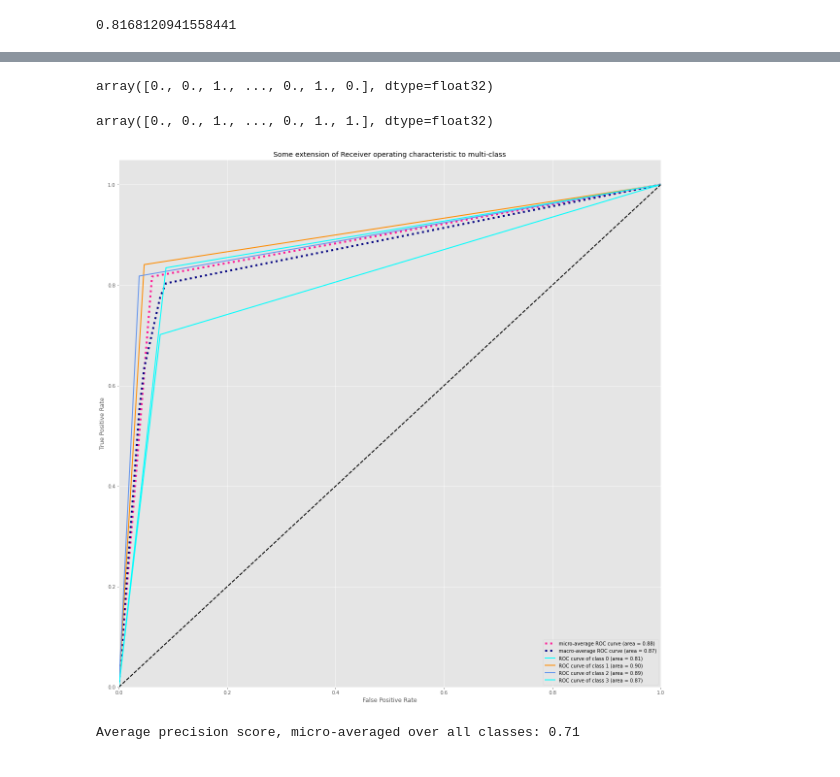
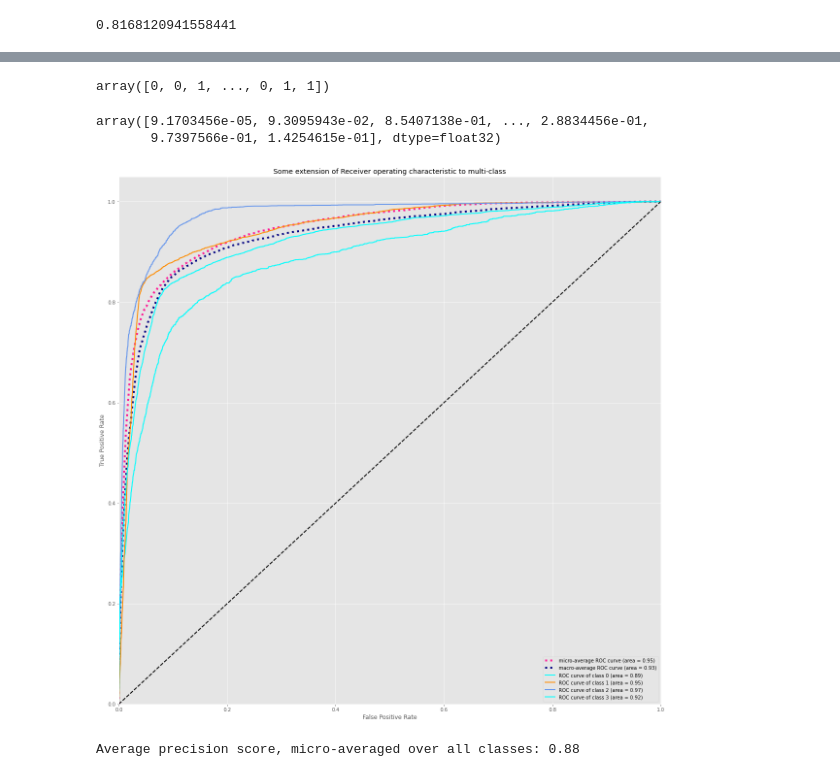
Before and after one commit to hudsonbat/Data-205, a Jupyter notebook: MCCrime_Trees.ipynb, the cells around one changed output, grey strips where cells are left out. Saved outputs shown, nothing was run; the diff lists cells and outputs as text; code cells hidden in the pictures.

```diff
--- a/MCCrime_Trees.ipynb
+++ b/MCCrime_Trees.ipynb
@@ -892,0 +880,4 @@ y_test2 = tf.keras.utils.to_categorical(test_labels2)
+# %%
+y = preprocessing.label_binarize(data2['Crime Type'], classes=[0,1,2,3])
+
+x_train, x_test, y_train, y_test = train_test_split(features2, y, test_size=0.25, random_state=4)
@@ -892,0 +888,9 @@ y_test2 = tf.keras.utils.to_categorical(test_labels2)
+# %%
+from sklearn.multiclass import OneVsRestClassifier
+
+model_final = OneVsRestClassifier(XGBClassifier(n_estimators=100,
+                   random_state=4,
+                   max_depth=10,
+                   ))
+
+model_final.fit(x_train,y_train)
@@ -893,11 +920,14 @@ y_test2 = tf.keras.utils.to_categorical(test_labels2)
+# %%
+predictions_new = model_final.predict_proba(x_test)
+# %%
+y_test[:,1]
+# %% [output]
+array([0, 0, 1, ..., 0, 1, 1])
 # %%
 predictions_new[:,1]
 # %% [output]
-array([0., 0., 1., ..., 0., 1., 0.], dtype=float32)
+array([9.1703456e-05, 9.3095943e-02, 8.5407138e-01, ..., 2.8834456e-01,
+       9.7397566e-01, 1.4254615e-01], dtype=float32)
-# %%
-y_test2[:,1]
-# %% [output]
-array([0., 0., 1., ..., 0., 1., 1.], dtype=float32)
 # %%
 from sklearn.metrics import roc_curve, auc
 from scipy import interp
@@ -907,11 +937,11 @@ fpr = dict()
 tpr = dict()
 roc_auc = dict()
 for i in range(len(top_classes)):
-    fpr[i], tpr[i], _ = roc_curve(y_test2[:, i], predictions_new[:, i])
+    fpr[i], tpr[i], _ = roc_curve(y_test[:, i], predictions_new[:, i])
     roc_auc[i] = auc(fpr[i], tpr[i])
 
 # Compute micro-average ROC curve and ROC area
-fpr["micro"], tpr["micro"], _ = roc_curve(y_test2.ravel(), predictions_new.ravel())
+fpr["micro"], tpr["micro"], _ = roc_curve(y_test.ravel(), predictions_new.ravel())
 roc_auc["micro"] = auc(fpr["micro"], tpr["micro"])
 
 # Compute macro-average ROC curve and ROC area
@@ -933,34 +963,34 @@ roc_auc["macro"] = auc(fpr["macro"], tpr["macro"])
 
 # Plot all ROC curves
 plt.figure()
 plt.plot(fpr["micro"], tpr["micro"],
          label='micro-average ROC curve (area = {0:0.2f})'
                ''.format(roc_auc["micro"]),
          color='deeppink', linestyle=':', linewidth=4)
 
 plt.plot(fpr["macro"], tpr["macro"],
          label='macro-average ROC curve (area = {0:0.2f})'
                ''.format(roc_auc["macro"]),
          color='navy', linestyle=':', linewidth=4)
 
 colors = cycle(['aqua', 'darkorange', 'cornflowerblue'])
 for i, color in zip(range(len(top_classes)), colors):
     plt.plot(fpr[i], tpr[i], color=color, lw=2,
              label='ROC curve of class {0} (area = {1:0.2f})'
              ''.format(i, roc_auc[i]))
 
 plt.plot([0, 1], [0, 1], 'k--', lw=2)
 plt.xlim([0.0, 1.0])
 plt.ylim([0.0, 1.05])
 plt.xlabel('False Positive Rate')
 plt.ylabel('True Positive Rate')
 plt.title('Some extension of Receiver operating characteristic to multi-class')
 plt.legend(loc="lower right")
 fig = plt.gcf()
 fig.set_size_inches(20,20)
 plt.show()
 # %% [output]
-[figure, old version]
+[figure, new version]
 # %%
 from sklearn.metrics import precision_recall_curve
 from sklearn.metrics import average_precision_score
@@ -970,19 +1000,19 @@ precision = dict()
 recall = dict()
 average_precision = dict()
 for i in range(len(top_classes)):
-    precision[i], recall[i], _ = precision_recall_curve(y_test2[:, i],
+    precision[i], recall[i], _ = precision_recall_curve(y_test[:, i],
                                                         predictions_new[:, i])
-    average_precision[i] = average_precision_score(y_test2[:, i], predictions_new[:, i])
+    average_precision[i] = average_precision_score(y_test[:, i], predictions_new[:, i])
 
 # A "micro-average": quantifying score on all classes jointly
-precision["micro"], recall["micro"], _ = precision_recall_curve(y_test2.ravel(),
+precision["micro"], recall["micro"], _ = precision_recall_curve(y_test.ravel(),
     predictions_new.ravel())
-average_precision["micro"] = average_precision_score(y_test2, predictions_new,
+average_precision["micro"] = average_precision_score(y_test, predictions_new,
                                                      average="micro")
 print('Average precision score, micro-averaged over all classes: {0:0.2f}'
       .format(average_precision["micro"]))
 # %% [output]
-Average precision score, micro-averaged over all classes: 0.71
+Average precision score, micro-averaged over all classes: 0.88
 # %%
 plt.figure()
 plt.step(recall['micro'], precision['micro'], color='b', alpha=0.2,
```
Also changed, not shown: parts of 25 cells of this notebook.
